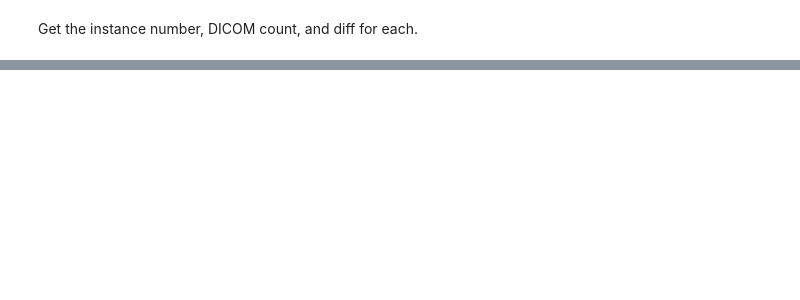
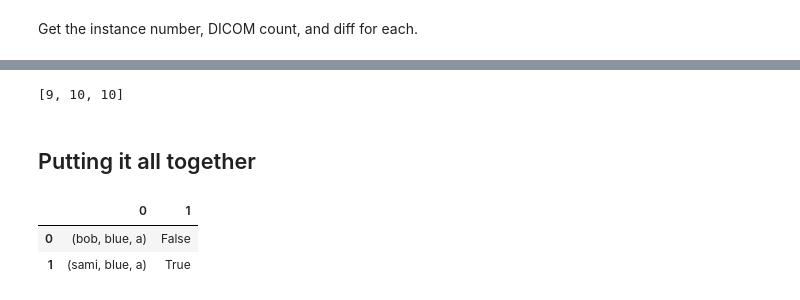
Before and after one commit to MASILab/mirQAt, a Jupyter notebook: speedup.ipynb, the cells around one changed output, grey strips where cells are left out. Saved outputs shown, nothing was run; the diff lists cells and outputs as text; code cells hidden in the pictures; blank space fills up the shorter version.

```diff
--- a/speedup.ipynb
+++ b/speedup.ipynb
@@ -82,0 +459,4 @@ inst_info(res)
+# %%
+z[1]
+# %% [output]
+[9, 10, 10]
@@ -82,0 +478,2 @@ inst_info(res)
+# %% [markdown]
+## Putting it all together
@@ -82,0 +522,9 @@ inst_info(res)
+# %%
+key = [('bob', 'blue', 'a'), ('sami', 'blue', 'a')]
+slice_bool = [False, True]
+# %%
+pd.DataFrame( zip( key, slice_bool ) )
+# %% [output]
+|  | 0 | 1 |
+| 0 | (bob, blue, a) | False |
+| 1 | (sami, blue, a) | True |
```
Also changed, not shown: parts of 55 cells of this notebook, 2 other files.
